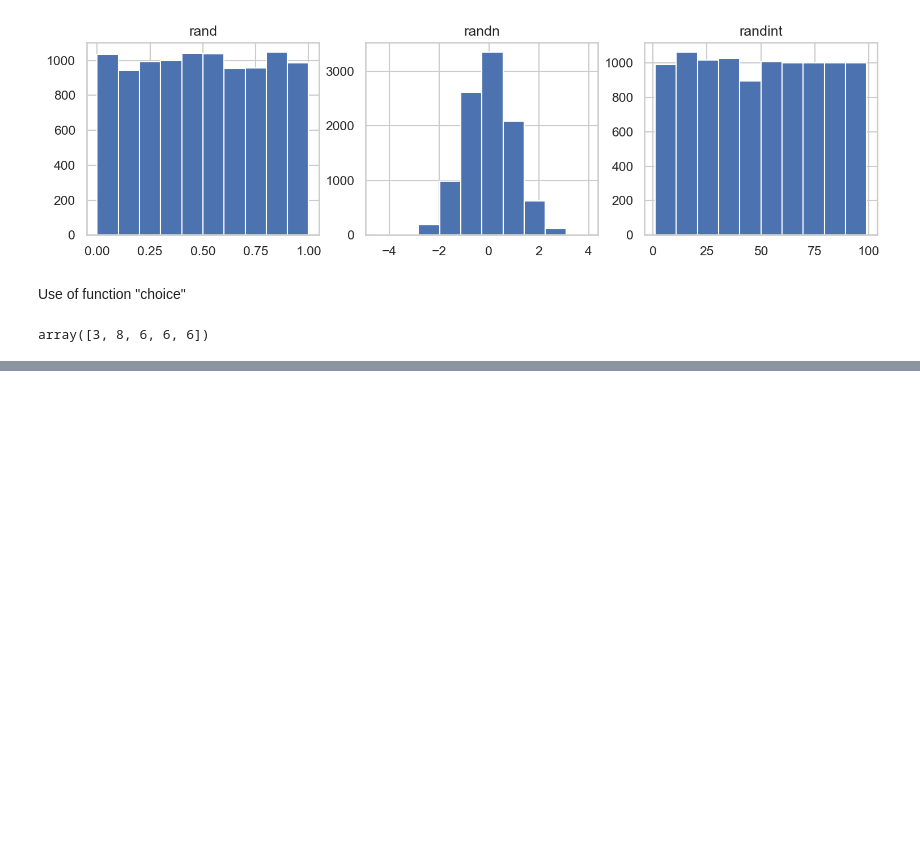
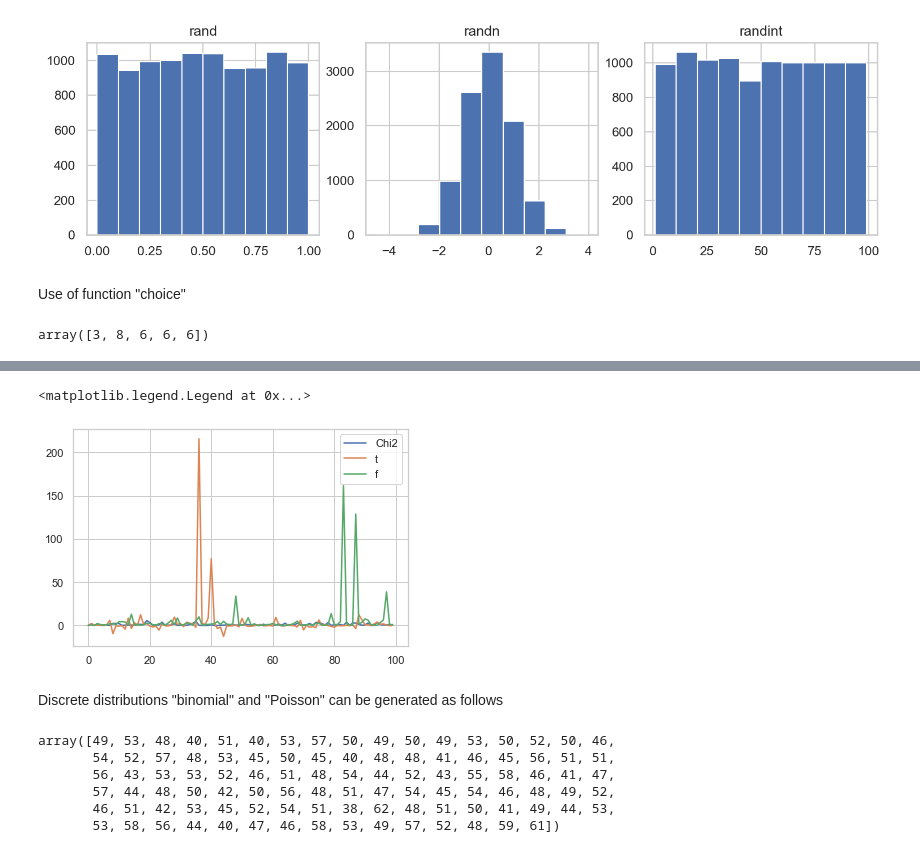
Before and after one commit to dennyalp/Statistics, a Jupyter notebook: Statistics_Notebook_01.ipynb, the cells around one changed output, grey strips where cells are left out. Drawn from its saved outputs; the diff is of its cells as text; code cells hidden in the pictures; blank space fills up the shorter version.

```diff
--- a/Statistics_Notebook_01.ipynb
+++ b/Statistics_Notebook_01.ipynb
@@ -96,0 +156,20 @@ array([3, 8, 6, 6, 6])
+# %%
+plt.plot(chiSq,label="Chi2")
+plt.plot(tDist,label="t")
+plt.plot(fDist,label="f")
+plt.legend()
+# %% [output]
+<matplotlib.legend.Legend at 0x...>
+[figure, added]
+# %% [markdown]
+Discrete distributions "binomial" and "Poisson" can be generated as follows
+# %%
+binDist = randSt.binomial(100,0.5,size=100) # Binomial distribution
+binDist
+# %% [output]
+array([49, 53, 48, 40, 51, 40, 53, 57, 50, 49, 50, 49, 53, 50, 52, 50, 46,
+       54, 52, 57, 48, 53, 45, 50, 45, 40, 48, 48, 41, 46, 45, 56, 51, 51,
+       56, 43, 53, 53, 52, 46, 51, 48, 54, 44, 52, 43, 55, 58, 46, 41, 47,
+       57, 44, 48, 50, 42, 50, 56, 48, 51, 47, 54, 45, 54, 46, 48, 49, 52,
+       46, 51, 42, 53, 45, 52, 54, 51, 38, 62, 48, 51, 50, 41, 49, 44, 53,
+       53, 58, 56, 44, 40, 47, 46, 58, 53, 49, 57, 52, 48, 59, 61])
```
Also changed, not shown: parts of 18 cells of this notebook.
